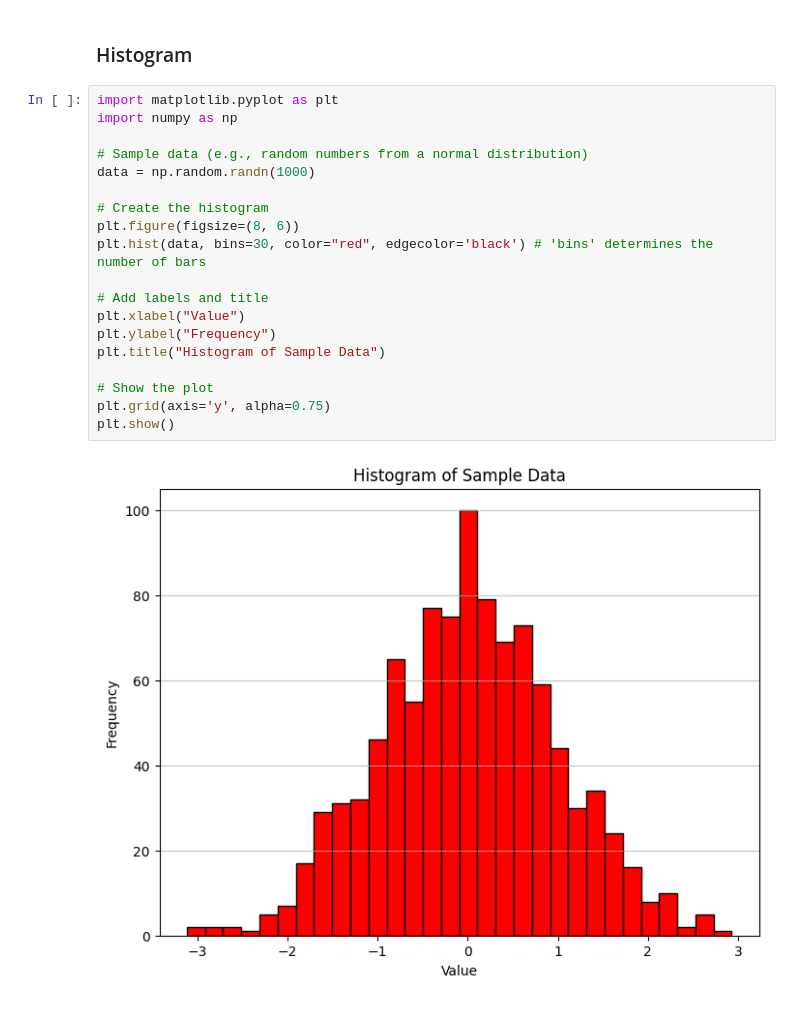
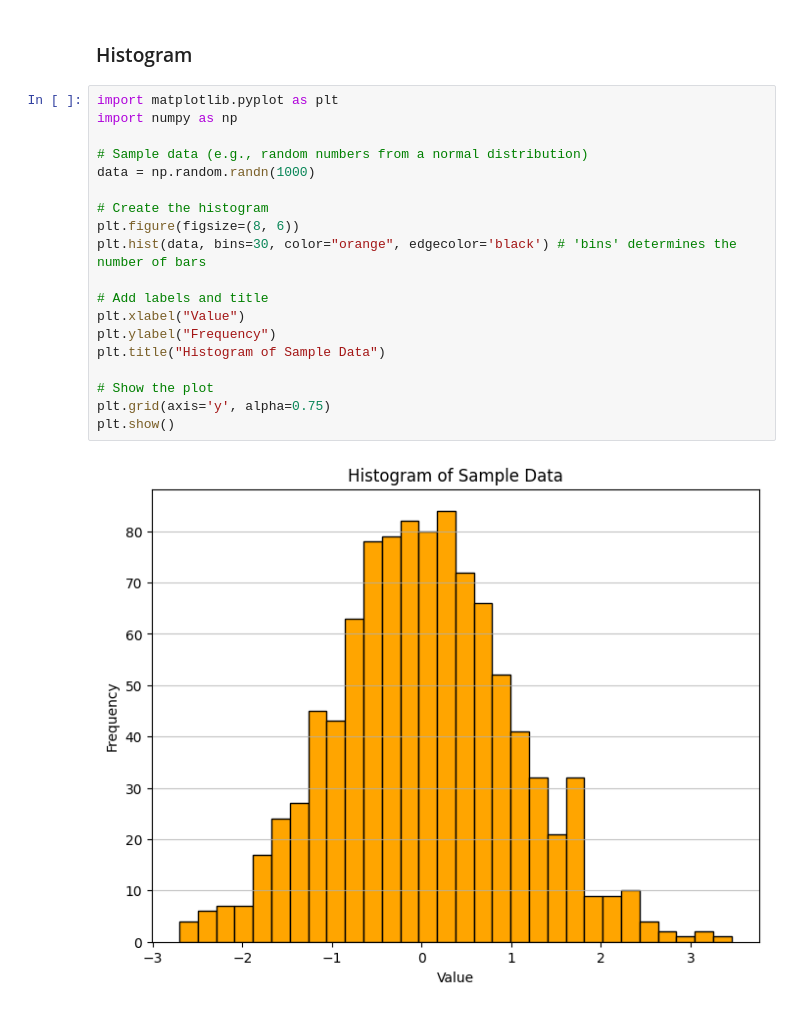
Before and after one commit to zalish-shawon/py_notebooks, a Jupyter notebook: matplotlib.ipynb, the cells around one changed output. Cells and saved outputs as stored; diff of their text form.

```diff
--- a/matplotlib.ipynb
+++ b/matplotlib.ipynb
@@ -89,21 +89,21 @@ plt.show()
 # %%
 import matplotlib.pyplot as plt
 import numpy as np
 
 # Sample data (e.g., random numbers from a normal distribution)
 data = np.random.randn(1000)
 
 # Create the histogram
 plt.figure(figsize=(8, 6))
-plt.hist(data, bins=30, color="red", edgecolor='black') # 'bins' determines the number of bars
+plt.hist(data, bins=30, color="orange", edgecolor='black') # 'bins' determines the number of bars
 
 # Add labels and title
 plt.xlabel("Value")
 plt.ylabel("Frequency")
 plt.title("Histogram of Sample Data")
 
 # Show the plot
 plt.grid(axis='y', alpha=0.75)
 plt.show()
 # %% [output]
-[figure, old version]
+[figure, new version]
```
Also changed, not shown: parts of 4 cells of this notebook.
